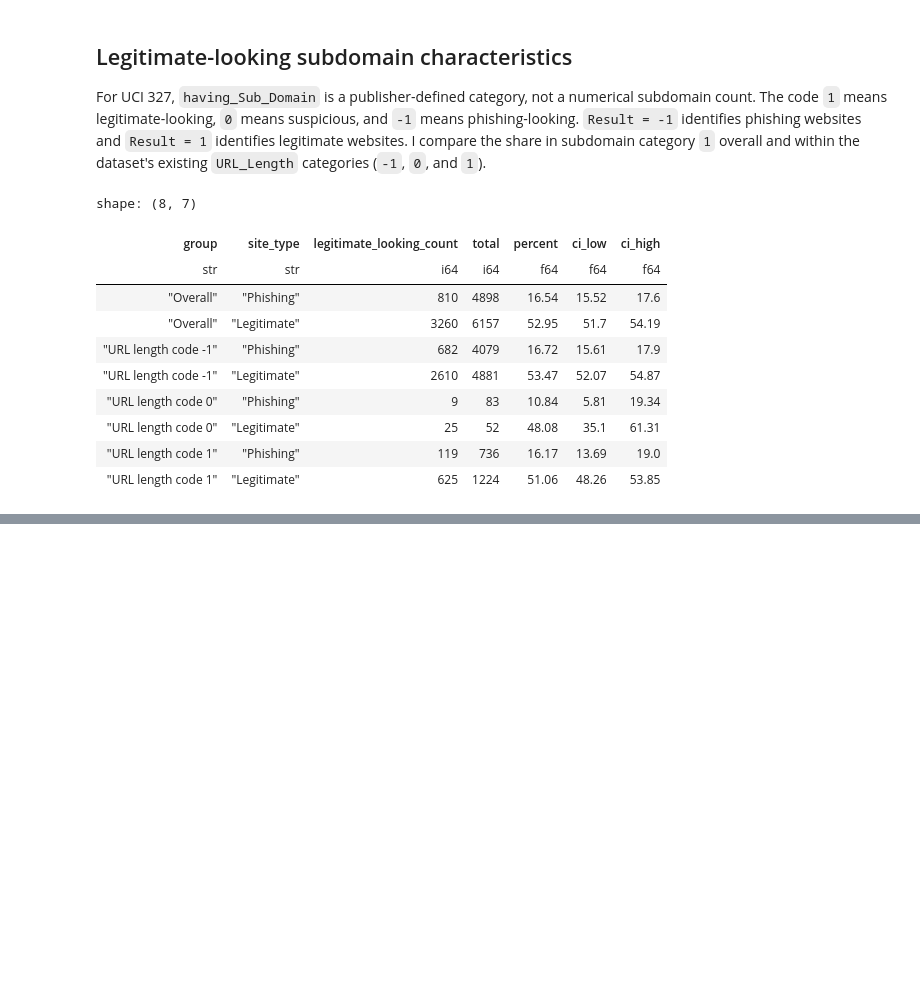
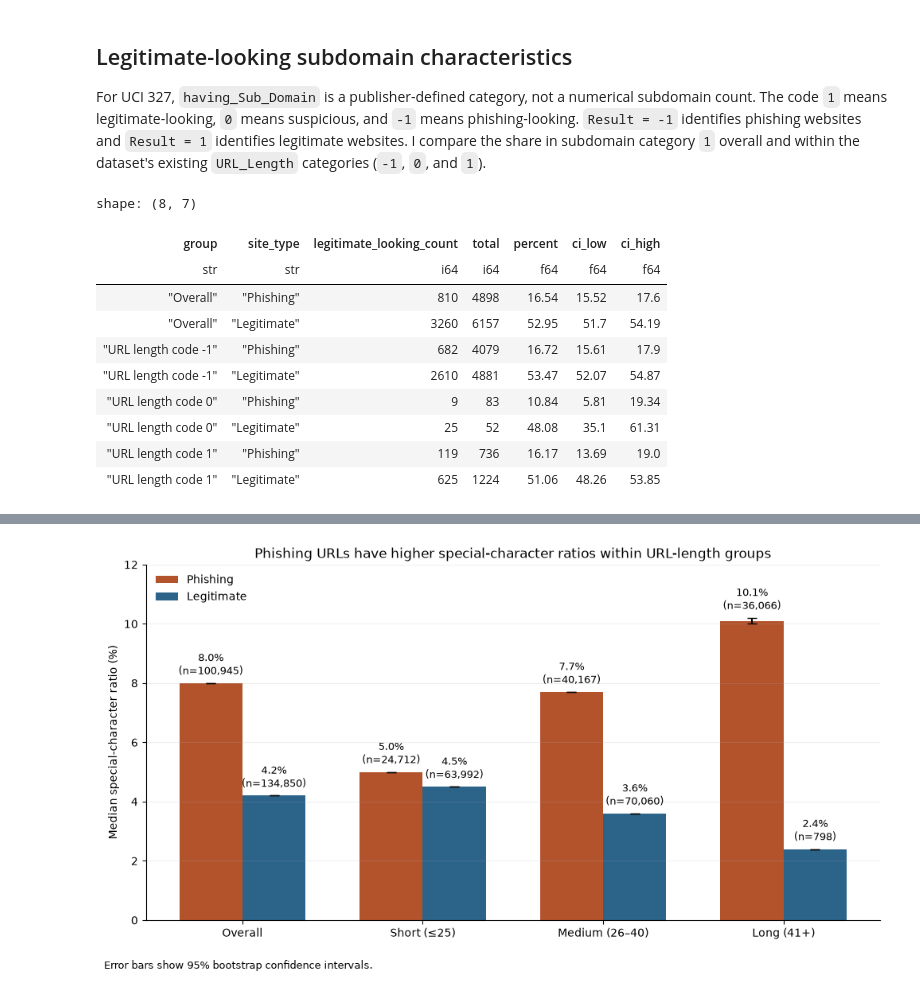
Before and after one commit to zainabahmed4/cs418-phishing, a Jupyter notebook: notebooks/narrative.ipynb, the cells around one changed output, grey strips where cells are left out. Saved outputs shown, nothing was run; the diff lists cells and outputs as text; code cells hidden in the pictures; blank space fills up the shorter version.

```diff
--- a/notebooks/narrative.ipynb
+++ b/notebooks/narrative.ipynb
@@ -214,0 +264,15 @@ plt.show()
+# %%
+# uncertainty:
+# Pretend we sampled from this dataset again and again, calculate the median each time, then see how much the median moves
+
+def bootstrap_median_ci(values, n_boot=300, seed=418):
+    values = np.asarray(values, dtype=float)
+    rng = np.random.default_rng(seed)
+
+    boot_medians = np.empty(n_boot)
+
+    for i in range(n_boot):
+        sample = rng.choice(values, size=len(values), replace=True)
+        boot_medians[i] = np.median(sample)
+
+    return np.percentile(boot_medians, [2.5, 97.5])
@@ -214,0 +353,82 @@ plt.show()
+# %%
+group_order = [
+    "Overall",
+    "Short (≤25)",
+    "Medium (26–40)",
+    "Long (41+)"
+]
+
+x = np.arange(len(group_order))
+width = 0.35
+
+fig, ax = plt.subplots(figsize=(10, 5.5))
+
+for site_type, offset, color in [
+    ("Phishing", -width / 2, "#B3532C"),
+    ("Legitimate", width / 2, "#2C6389"),
+]:
+    rows = special_summary.filter(
+        pl.col("site_type") == site_type
+    )
+
+    medians = rows["median"].to_numpy() * 100
+    totals = rows["count"].to_numpy()
+
+    ci_low = rows["ci_low"].to_numpy() * 100
+    ci_high = rows["ci_high"].to_numpy() * 100
+
+    lower_errors = medians - ci_low
+    upper_errors = ci_high - medians
+
+    bars = ax.bar(
+        x + offset,
+        medians,
+        width,
+        label=site_type,
+        color=color,
+        yerr=np.vstack([lower_errors, upper_errors]),
+        capsize=4,
+    )
+
+    ax.bar_label(
+        bars,
+        labels=[
+            f"{median:.1f}%\n(n={total:,})"
+            for median, total in zip(medians, totals)
+        ],
+        padding=5,
+        fontsize=9,
+    )
+
+ax.set_xticks(x, group_order)
+ax.set_ylabel("Median special-character ratio (%)")
+ax.set_title(
+    "Phishing URLs have higher special-character ratios within URL-length groups"
+)
+
+ax.legend(frameon=False)
+ax.spines[["top", "right"]].set_visible(False)
+ax.grid(axis="y", alpha=0.2)
+ax.set_ylim(0, 12)
+
+fig.text(
+    0.01,
+    0.01,
+    "Error bars show 95% bootstrap confidence intervals.",
+    fontsize=9
+)
+
+fig.tight_layout(rect=[0, 0.05, 1, 1])
+
+figure_dir = Path("../figures")
+figure_dir.mkdir(exist_ok=True)
+
+fig.savefig(
+    figure_dir / "phiusiil-special-character-ratio.png",
+    dpi=200,
+    bbox_inches="tight"
+)
+
+plt.show()
+# %% [output]
+[figure, added]
```
Also changed, not shown: parts of 7 cells of this notebook, 3 other files.
